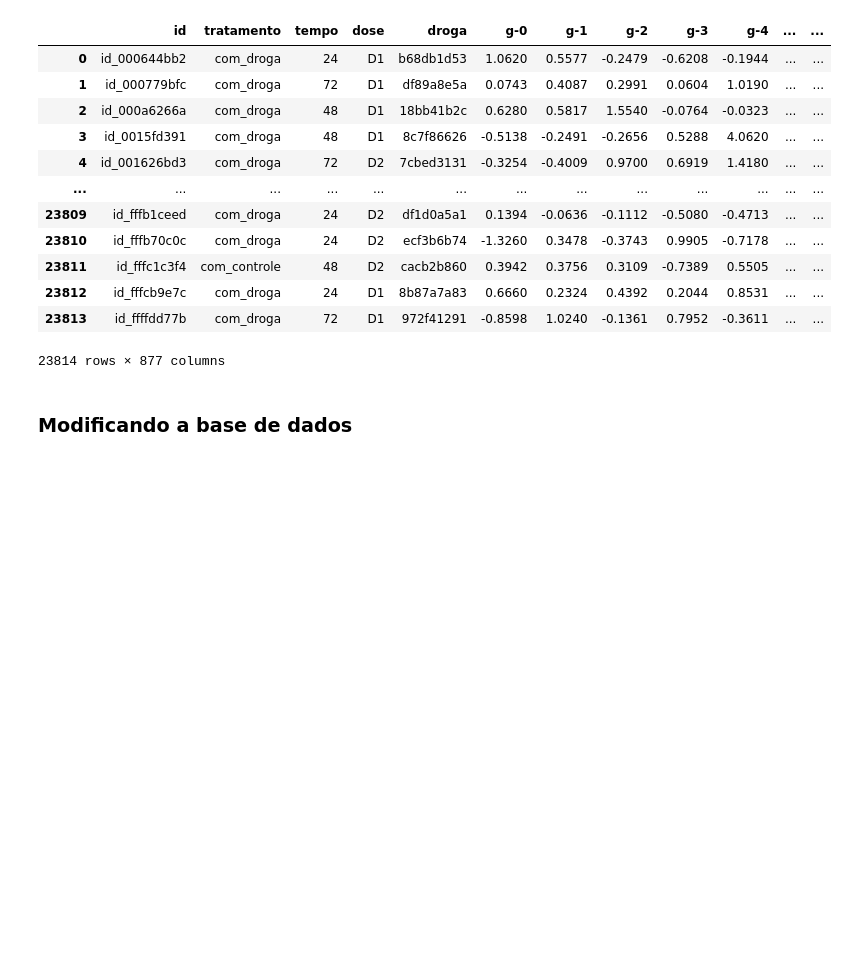
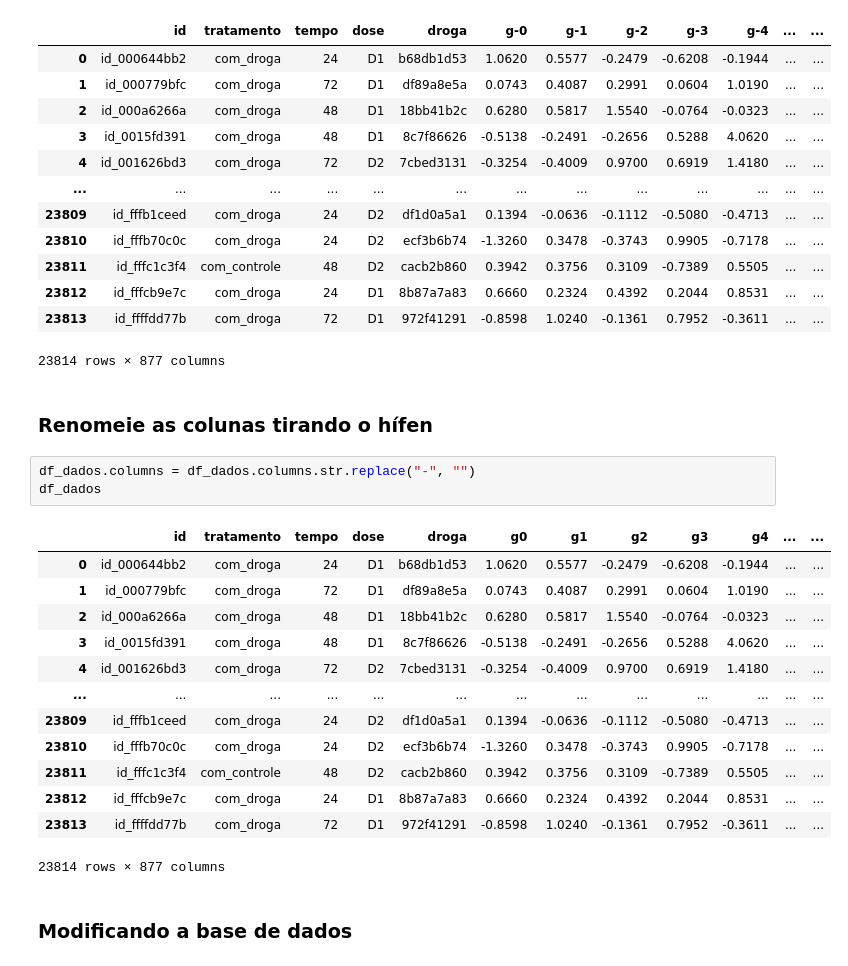
Before and after one commit to Jh-Terencio/drug-discovery, a Jupyter notebook: notebook2.ipynb, the cells around one changed output. Drawn from its saved outputs; the diff is of its cells as text; blank space fills up the shorter version.

```diff
--- a/notebook2.ipynb
+++ b/notebook2.ipynb
@@ -70,6 +70,27 @@ df_dados
 | 23812 | id_fffcb9e7c | com_droga | 24 | D1 | 8b87a7a83 | 0.6660 | 0.2324 | 0.4392 | 0.2044 | 0.8531 | ... | ... |
 | 23813 | id_ffffdd77b | com_droga | 72 | D1 | 972f41291 | -0.8598 | 1.0240 | -0.1361 | 0.7952 | -0.3611 | ... | ... |
 23814 rows × 877 columns
+# %% [markdown]
+
+
+### Renomeie as colunas tirando o hífen
+# %%
+df_dados.columns = df_dados.columns.str.replace("-", "")
+df_dados
+# %% [output]
+|  | id | tratamento | tempo | dose | droga | g0 | g1 | g2 | g3 | g4 | ... | ... |
+| 0 | id_000644bb2 | com_droga | 24 | D1 | b68db1d53 | 1.0620 | 0.5577 | -0.2479 | -0.6208 | -0.1944 | ... | ... |
+| 1 | id_000779bfc | com_droga | 72 | D1 | df89a8e5a | 0.0743 | 0.4087 | 0.2991 | 0.0604 | 1.0190 | ... | ... |
+| 2 | id_000a6266a | com_droga | 48 | D1 | 18bb41b2c | 0.6280 | 0.5817 | 1.5540 | -0.0764 | -0.0323 | ... | ... |
+| 3 | id_0015fd391 | com_droga | 48 | D1 | 8c7f86626 | -0.5138 | -0.2491 | -0.2656 | 0.5288 | 4.0620 | ... | ... |
+| 4 | id_001626bd3 | com_droga | 72 | D2 | 7cbed3131 | -0.3254 | -0.4009 | 0.9700 | 0.6919 | 1.4180 | ... | ... |
+| ... | ... | ... | ... | ... | ... | ... | ... | ... | ... | ... | ... | ... |
+| 23809 | id_fffb1ceed | com_droga | 24 | D2 | df1d0a5a1 | 0.1394 | -0.0636 | -0.1112 | -0.5080 | -0.4713 | ... | ... |
+| 23810 | id_fffb70c0c | com_droga | 24 | D2 | ecf3b6b74 | -1.3260 | 0.3478 | -0.3743 | 0.9905 | -0.7178 | ... | ... |
+| 23811 | id_fffc1c3f4 | com_controle | 48 | D2 | cacb2b860 | 0.3942 | 0.3756 | 0.3109 | -0.7389 | 0.5505 | ... | ... |
+| 23812 | id_fffcb9e7c | com_droga | 24 | D1 | 8b87a7a83 | 0.6660 | 0.2324 | 0.4392 | 0.2044 | 0.8531 | ... | ... |
+| 23813 | id_ffffdd77b | com_droga | 72 | D1 | 972f41291 | -0.8598 | 1.0240 | -0.1361 | 0.7952 | -0.3611 | ... | ... |
+23814 rows × 877 columns
 # %% [markdown]
 ### Modificando a base de dados
 # %%
```
Also changed, not shown: parts of 2 cells of this notebook, 1 other file.
